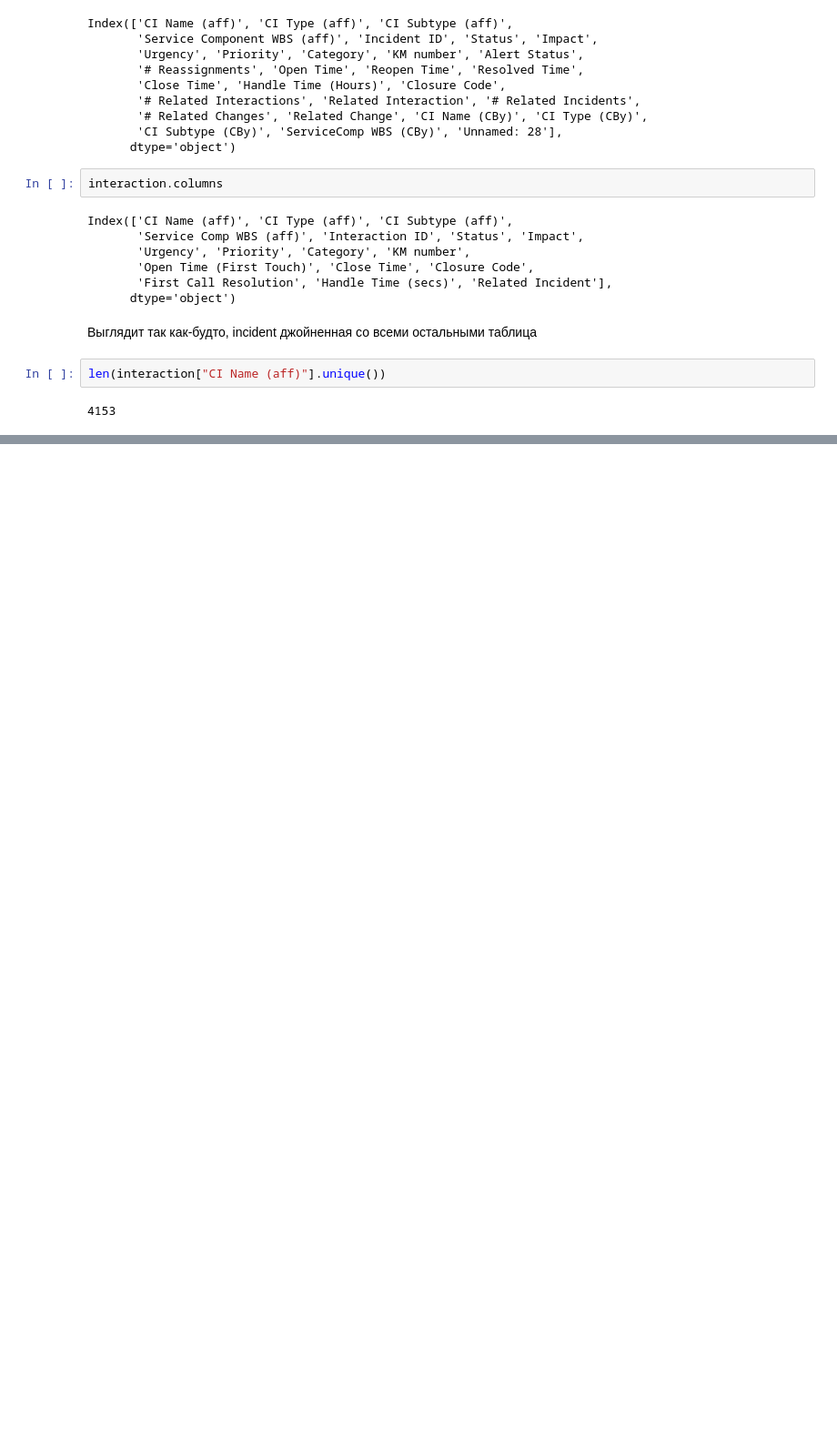
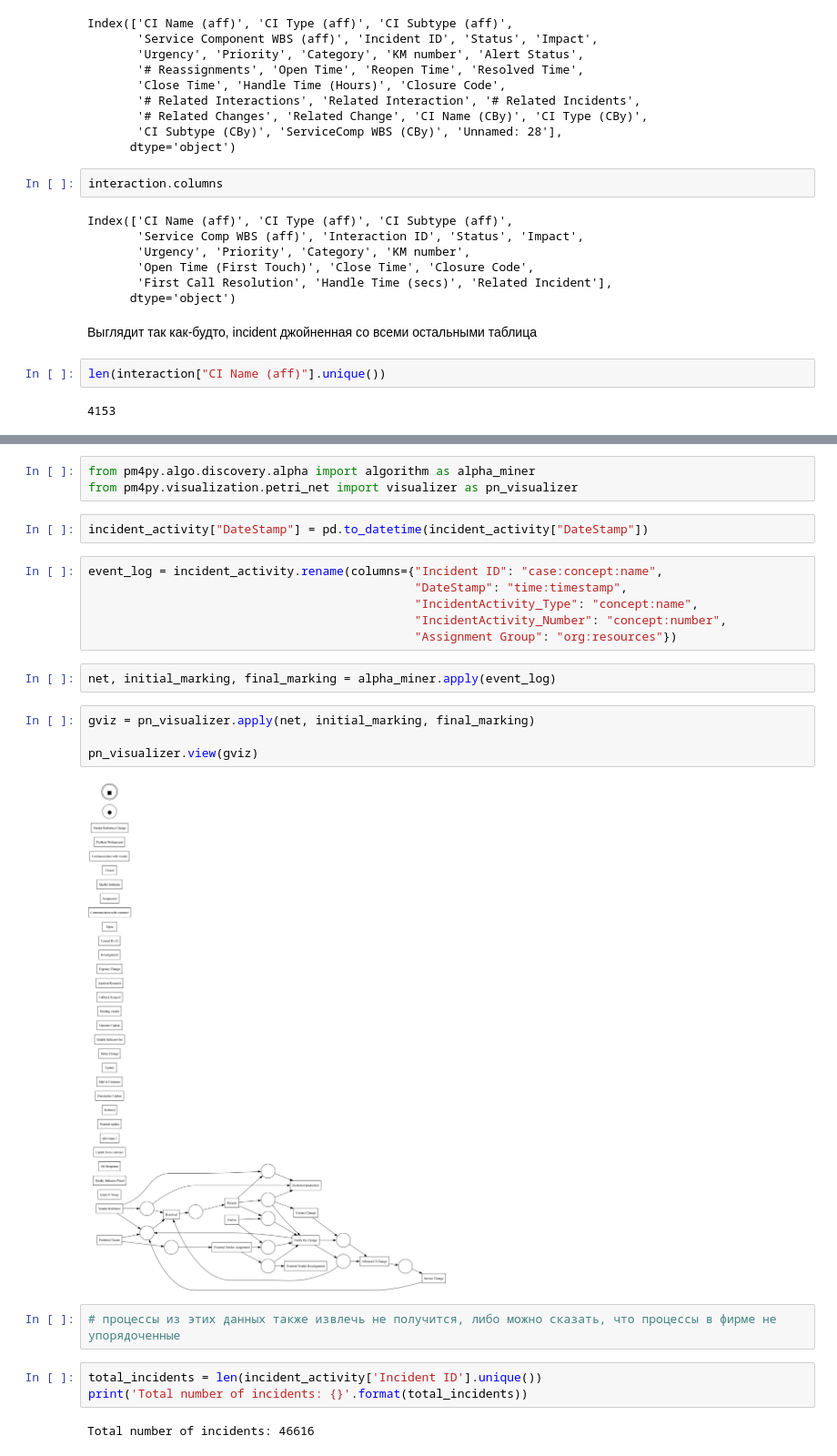
Before and after one commit to Adelaaas/Process_mining_lab_hes, a Jupyter notebook: Lab_02/Kurushin_Osipov/analysis.ipynb, the cells around one changed output, grey strips where cells are left out. Shown at 91% size. Saved outputs shown, nothing was run; the diff lists cells and outputs as text; blank space fills up the shorter version.

```diff
--- a/Lab_02/Kurushin_Osipov/analysis.ipynb
+++ b/Lab_02/Kurushin_Osipov/analysis.ipynb
@@ -86,0 +149,26 @@ log_csv
+# %%
+from pm4py.algo.discovery.alpha import algorithm as alpha_miner
+from pm4py.visualization.petri_net import visualizer as pn_visualizer
+# %%
+incident_activity["DateStamp"] = pd.to_datetime(incident_activity["DateStamp"])
+# %%
+event_log = incident_activity.rename(columns={"Incident ID": "case:concept:name",
+                                              "DateStamp": "time:timestamp",
+                                              "IncidentActivity_Type": "concept:name",
+                                              "IncidentActivity_Number": "concept:number",
+                                              "Assignment Group": "org:resources"})
+# %%
+net, initial_marking, final_marking = alpha_miner.apply(event_log)
+# %%
+gviz = pn_visualizer.apply(net, initial_marking, final_marking)
+
+pn_visualizer.view(gviz)
+# %% [output]
+[figure, added]
+# %%
+# процессы из этих данных также извлечь не получится, либо можно сказать, что процессы в фирме не упорядоченные
+# %%
+total_incidents = len(incident_activity['Incident ID'].unique())
+print('Total number of incidents: {}'.format(total_incidents))
+# %% [output]
+Total number of incidents: 46616
```
Also changed, not shown: parts of 29 cells of this notebook.
